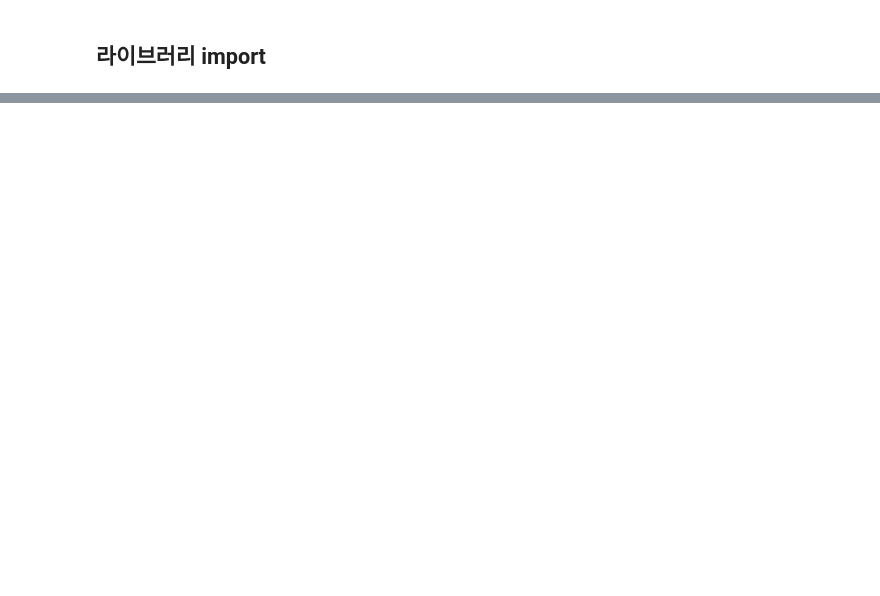
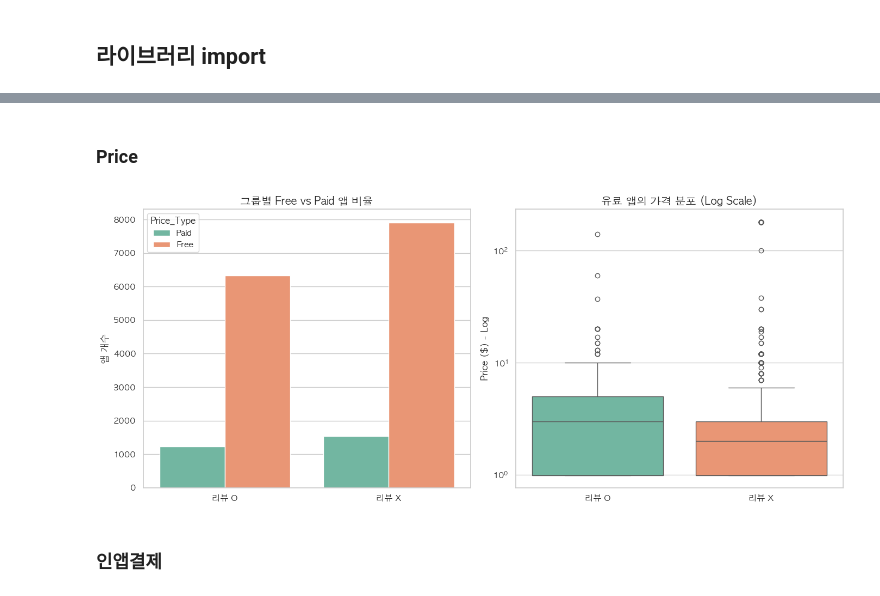
Before and after one commit to LoveBird-cute/appstore-strategy-games-eda, a Jupyter notebook: notebooks/strategy_games.ipynb, the cells around one changed output, grey strips where cells are left out. Drawn from its saved outputs; the diff is of its cells as text; code cells hidden in the pictures; blank space fills up the shorter version.

```diff
--- a/notebooks/strategy_games.ipynb
+++ b/notebooks/strategy_games.ipynb
@@ -50,0 +414,2 @@ print("Path to dataset files:", path)
+# %%
+df['Maintenance_Term'] = (df['Current Version Release Date'] - df['Original Release Date']).dt.days
@@ -50,0 +449,3 @@ print("Path to dataset files:", path)
+# %%
+df['Release_Year'] = df['Original Release Date'].dt.year
+df['Release_Month'] = df['Original Release Date'].dt.month
@@ -50,0 +481,11 @@ print("Path to dataset files:", path)
+# %%
+# 1. 유저 평가가 존재하는 데이터셋 (결측치가 아닌 데이터)
+df_with_ratings = df[df['Average User Rating'].notna()].copy()
+
+# 2. 유저 평가가 존재하지 않는 데이터셋 (결측치인 데이터)
+df_without_ratings = df[df['Average User Rating'].isnull()].copy()
+
+# 분리가 잘 되었는지 데이터 수 확인
+print(f"전체 데이터 shape: {df.shape}")
+print(f"유저 평가 존재 데이터 shape: {df_with_ratings.shape} (예상: 7561 rows)")
+print(f"유저 평가 없음 데이터 shpae: {df_without_ratings.shape} (예상: {len(df) - 7561} rows)")
@@ -50,0 +496,5 @@ print("Path to dataset files:", path)
+# %%
+# 시각화를 위해 두 그룹을 통합하고 'Group' 라벨 부여
+df_with_ratings['Group'] = '리뷰 O'
+df_without_ratings['Group'] = '리뷰 X'
+df_viz = pd.concat([df_with_ratings, df_without_ratings], ignore_index=True)
@@ -50,0 +539,25 @@ print("Path to dataset files:", path)
+# %% [markdown]
+### Price
+# %%
+fig, axes = plt.subplots(1, 2, figsize=(14, 6))
+
+# 좌측: 유무료(Price_Type) 비율 비교 (누적 막대 그래프 대신 100% 기준 비율로 보여주기 위해 카운트 플롯 사용)
+sns.countplot(data=df_viz, x='Group', hue='Price_Type', palette='Set2', ax=axes[0])
+axes[0].set_title('그룹별 Free vs Paid 앱 비율', fontsize=14, fontweight='bold')
+axes[0].set_ylabel('앱 개수')
+axes[0].set_xlabel('')
+
+# 우측: 유료 앱(Price > 0)의 가격 분포 비교 (Boxplot + 로그 스케일)
+paid_apps = df_viz[df_viz['Price'] > 0]
+sns.boxplot(data=paid_apps, x='Group', y='Price', palette='Set2', ax=axes[1])
+axes[1].set_yscale('log') # 가격 스펙트럼이 넓으므로 로그 스케일 적용
+axes[1].set_title('유료 앱의 가격 분포 (Log Scale)', fontsize=14, fontweight='bold')
+axes[1].set_ylabel('Price ($) - Log')
+axes[1].set_xlabel('')
+
+plt.tight_layout()
+plt.show()
+# %% [output]
+[figure, added]
+# %% [markdown]
+### 인앱결제
```
Also changed, not shown: parts of 61 cells of this notebook.
